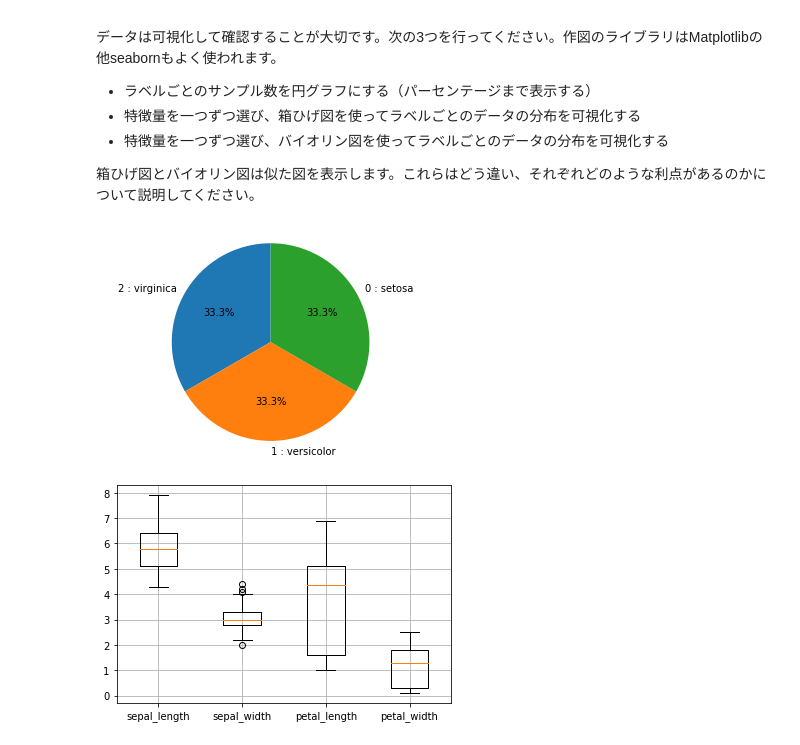
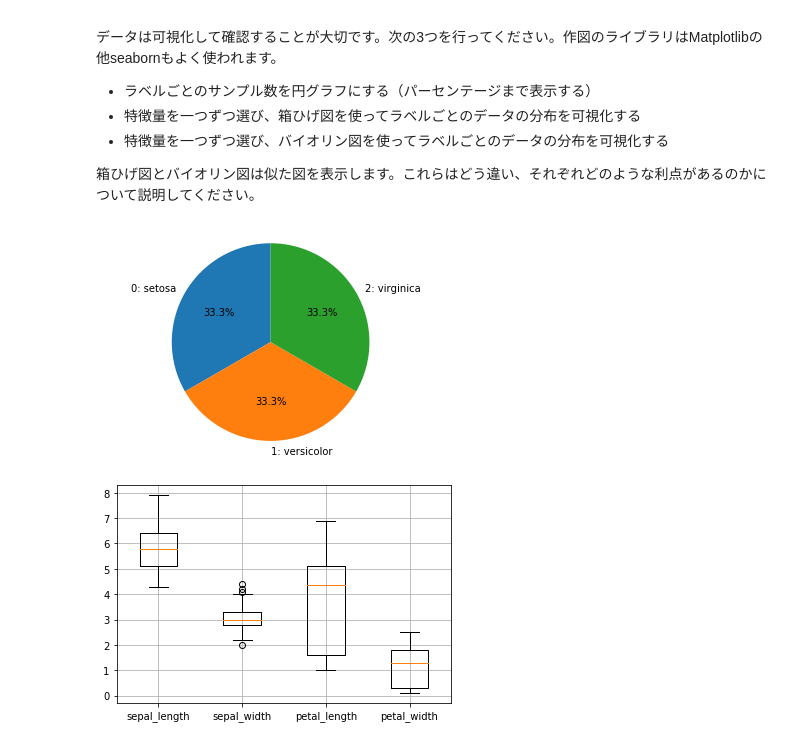
Before and after one commit to obata01/diveintocode-ml, a Jupyter notebook: kadai/week03/week03-01_kadai01.ipynb, the cells around one changed output. Cells and saved outputs as stored; diff of their text form; code cells hidden in the pictures.

```diff
--- a/kadai/week03/week03-01_kadai01.ipynb
+++ b/kadai/week03/week03-01_kadai01.ipynb
@@ -322,20 +322,20 @@ import seaborn as sns
 # %%
 # ラベルごとのサンプル数を円グラフにする（パーセンテージまで表示する）
 
 # データの用意
-name_map = {0: 'setosa', 1: 'versicolor', 2:'virginica'}
+name_map = {'0': 'setosa', '1': 'versicolor', '2': 'virginica'}
 pie_x = df_xy['Species'].value_counts()
-pie_labels = [str(i)+' : '+name_map[i] for i in df_xy['Species'].value_counts().index.values]
+pie_labels = [key+': '+value for key, value in name_map.items()]
 
 plt.pie(x=pie_x,
        labels=pie_labels,
        autopct='%.1f%%',
        startangle=90)
 
 plt.axis('equal')
 plt.show()
 # %% [output]
-[figure, old version]
+[figure, new version]
 # %%
 # 特徴量を一つずつ選び、箱ひげ図を使ってラベルごとのデータの分布を可視化する
 
```
